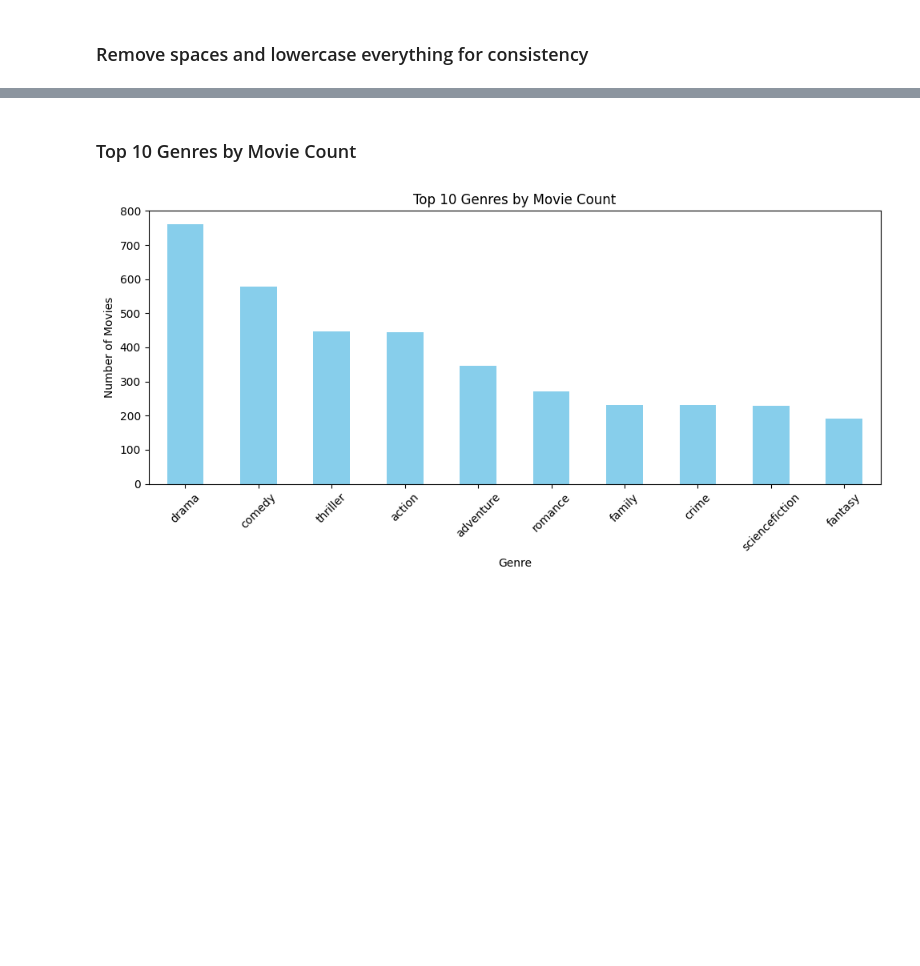
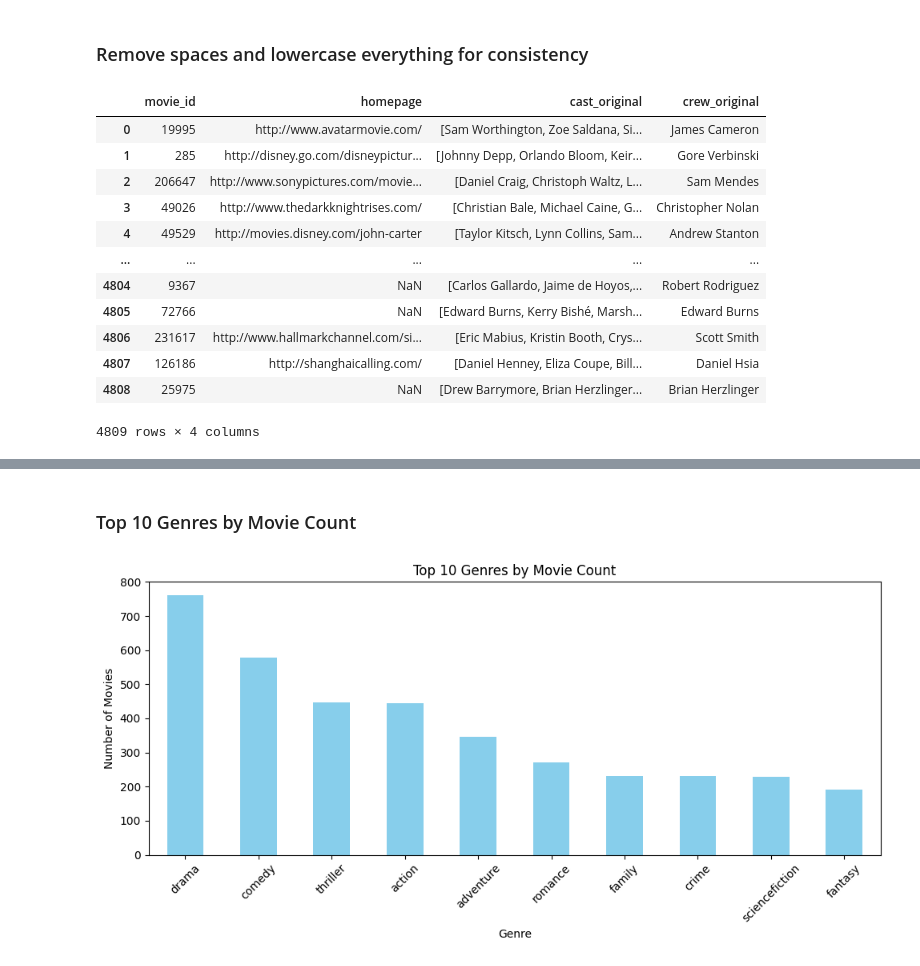
Before and after one commit to rohankarmacharya/SujhavMitra, a Jupyter notebook: SujhavMitra-backend/notebooks/movie-recommender.ipynb, the cells around one changed output, grey strips where cells are left out. Saved outputs shown, nothing was run; the diff lists cells and outputs as text; code cells hidden in the pictures; blank space fills up the shorter version.

```diff
--- a/SujhavMitra-backend/notebooks/movie-recommender.ipynb
+++ b/SujhavMitra-backend/notebooks/movie-recommender.ipynb
@@ -46,8 +46,5 @@ movies.head(5)
 # %% [markdown]
 ### Keep only necessary columns
 # %%
-movies_detailsfor_frontend = movies[['movie_id','homepage']].dropna().copy()
-movie_homepage_dict = pd.Series(
-    movies_detailsfor_frontend.homepage.values,
-    index=movies_detailsfor_frontend.movie_id.astype(int)
-).to_dict()
+movies_detailsfor_frontend = movies[['movie_id','homepage']]
+movies_detailsfor_frontend
@@ -81,3 +92,6 @@ movies.head(1)
 | 0 | 19995 | Avatar | In the 22nd century, a paraplegic... | [Action, Adventure, Fantasy, Scie... | [culture clash, future, space war... | [{"cast_id": 242, "character": "J... | [{"credit_id": "52fe48009251416c7... | 150.437577 | 7.2 |
 # %%
 movies['cast']=movies['cast'].apply(lambda x: convert(x)[:3])
+# %%
+movies_detailsfor_frontend['cast_original'] = movies['cast']
+movies_detailsfor_frontend['cast_original']
@@ -107,3 +134,6 @@ movies.head(1)
 # %% [output]
 |  | movie_id | title | overview | genres | keywords | cast | crew | popularity | vote_average |
 | 0 | 19995 | Avatar | In the 22nd century, a paraplegic... | [Action, Adventure, Fantasy, Scie... | [culture clash, future, space war... | [Sam Worthington, Zoe Saldana, Si... | James Cameron | 150.437577 | 7.2 |
+# %%
+movies_detailsfor_frontend['crew_original'] = movies['crew']
+movies_detailsfor_frontend['crew_original']
@@ -115,6 +158,22 @@ movies['genres'] = movies['genres'].apply(lambda x: [i.replace(" ", "").lower()
 movies['keywords'] = movies['keywords'].apply(lambda x: [i.replace(" ", "").lower() for i in x])
 movies['cast'] = movies['cast'].apply(lambda x: [i.replace(" ", "").lower() for i in x])
 movies['crew'] = movies['crew'].apply(lambda x: x.replace(" ", "").lower())
+# %%
+movies_detailsfor_frontend
+# %% [output]
+|  | movie_id | homepage | cast_original | crew_original |
+| 0 | 19995 | http://www.avatarmovie.com/ | [Sam Worthington, Zoe Saldana, Si... | James Cameron |
+| 1 | 285 | http://disney.go.com/disneypictur... | [Johnny Depp, Orlando Bloom, Keir... | Gore Verbinski |
+| 2 | 206647 | http://www.sonypictures.com/movie... | [Daniel Craig, Christoph Waltz, L... | Sam Mendes |
+| 3 | 49026 | http://www.thedarkknightrises.com/ | [Christian Bale, Michael Caine, G... | Christopher Nolan |
+| 4 | 49529 | http://movies.disney.com/john-carter | [Taylor Kitsch, Lynn Collins, Sam... | Andrew Stanton |
+| ... | ... | ... | ... | ... |
+| 4804 | 9367 | NaN | [Carlos Gallardo, Jaime de Hoyos,... | Robert Rodriguez |
+| 4805 | 72766 | NaN | [Edward Burns, Kerry Bishé, Marsh... | Edward Burns |
+| 4806 | 231617 | http://www.hallmarkchannel.com/si... | [Eric Mabius, Kristin Booth, Crys... | Scott Smith |
+| 4807 | 126186 | http://shanghaicalling.com/ | [Daniel Henney, Eliza Coupe, Bill... | Daniel Hsia |
+| 4808 | 25975 | NaN | [Drew Barrymore, Brian Herzlinger... | Brian Herzlinger |
+4809 rows × 4 columns
 # %%
 movies.head(1)
 # %% [output]
```
Also changed, not shown: parts of 13 cells of this notebook, 6 other files.
